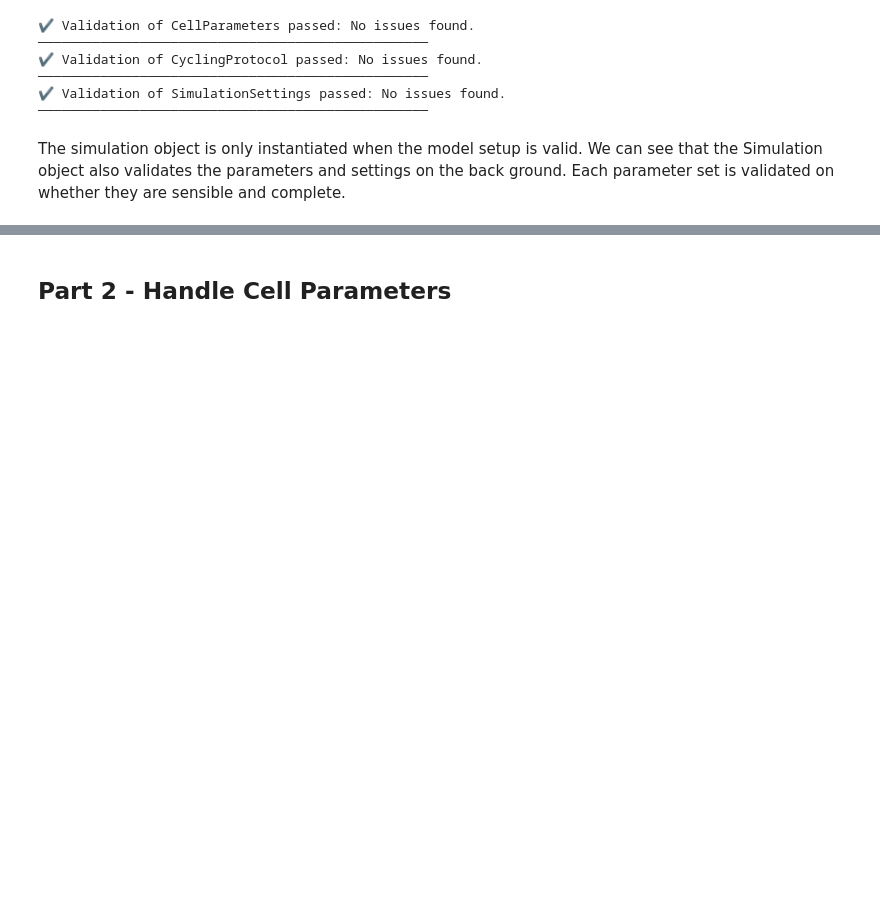
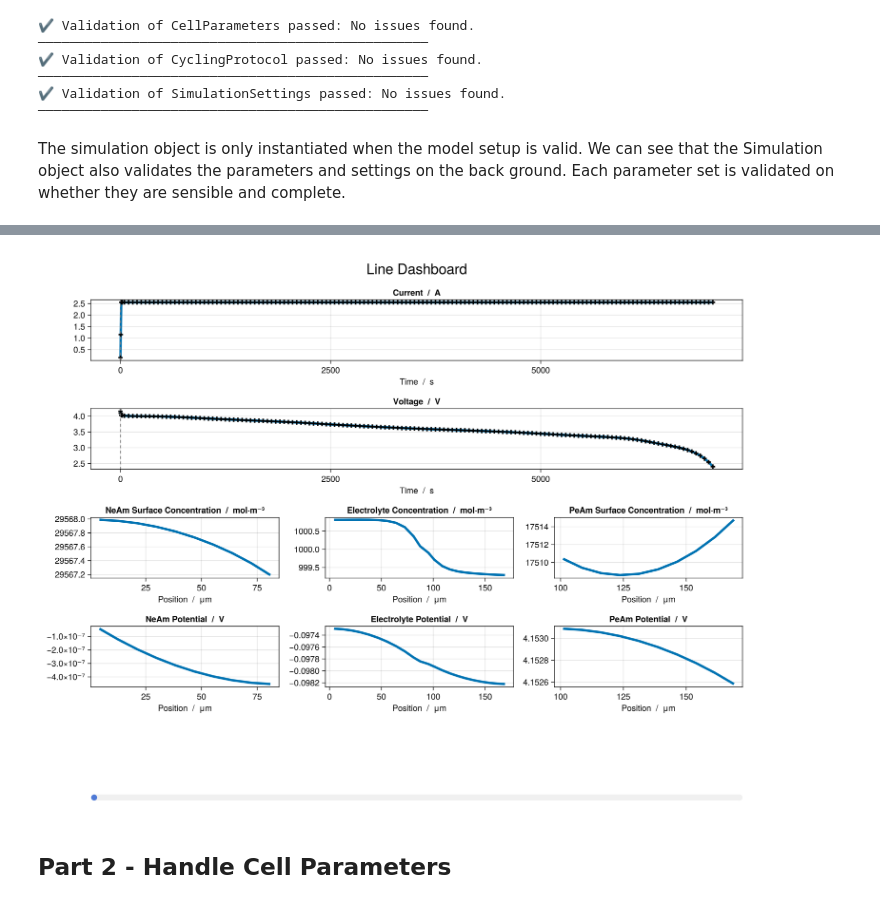
Before and after one commit to BattMoTeam/BattMo-workshop-2025-10-20, a Jupyter notebook: tutorials/Hello_world.ipynb, the cells around one changed output, grey strips where cells are left out. Drawn from its saved outputs; the diff is of its cells as text; code cells hidden in the pictures; blank space fills up the shorter version.

```diff
--- a/tutorials/Hello_world.ipynb
+++ b/tutorials/Hello_world.ipynb
@@ -172,3 +174,7 @@ f
+# %%
+plot_dashboard(output; plot_type="line")
+# %% [output]
+[figure, added]
 # %% [markdown]
 ## Part 2 - Handle Cell Parameters
 # %% [markdown]
```
Also changed, not shown: parts of 55 cells of this notebook, 27 other files.
